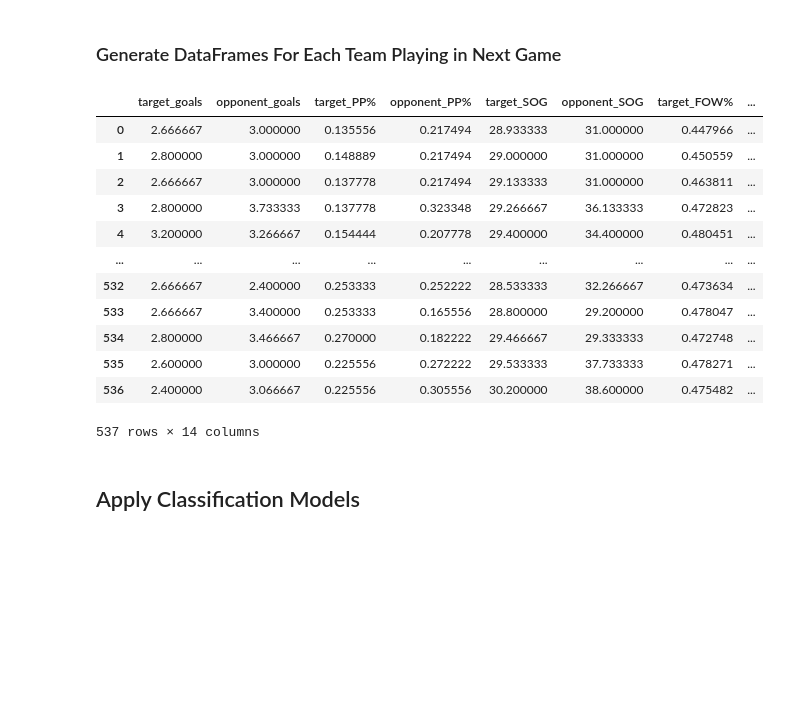
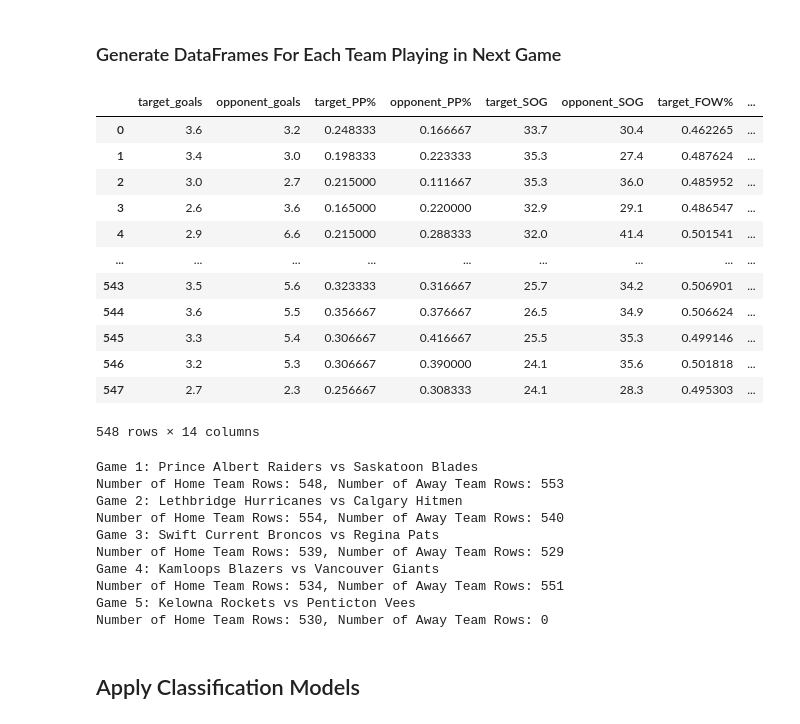
Before and after one commit to caleb-stewart/WHL-Game-Predictor, a Jupyter notebook: WHL_Win_Predictor.ipynb, the cells around one changed output. Saved outputs shown, nothing was run; the diff lists cells and outputs as text; code cells hidden in the pictures; blank space fills up the shorter version.

Commit message:
fixed error with calculating avgs with a new team in the league

```diff
--- a/WHL_Win_Predictor.ipynb
+++ b/WHL_Win_Predictor.ipynb
@@ -30,7 +30,7 @@ except ImportError:
 ## Declare K
 # %%
 # 5 is recommended
-k = 15
+k = 10
 # %% [markdown]
 ## Links and GET functions
 # %%
@@ -425,21 +427,35 @@ test = generate_team_stats(dataset, 'Spokane Chiefs', 5)
 # %%
 # Just display the first game to make sure
 if len(next_games_dfs) > 0:
   display(next_games_dfs[0][0])
+
+for i, game in enumerate(next_games_dfs):
+  print(f'Game {i+1}: {next_games[i][0]} vs {next_games[i][1]}')
+  print(f'Number of Home Team Rows: {len(game[0])}, Number of Away Team Rows: {len(game[1])}')
 # %% [output]
 |  | target_goals | opponent_goals | target_PP% | opponent_PP% | target_SOG | opponent_SOG | target_FOW% | ... |
-| 0 | 2.666667 | 3.000000 | 0.135556 | 0.217494 | 28.933333 | 31.000000 | 0.447966 | ... |
-| 1 | 2.800000 | 3.000000 | 0.148889 | 0.217494 | 29.000000 | 31.000000 | 0.450559 | ... |
-| 2 | 2.666667 | 3.000000 | 0.137778 | 0.217494 | 29.133333 | 31.000000 | 0.463811 | ... |
-| 3 | 2.800000 | 3.733333 | 0.137778 | 0.323348 | 29.266667 | 36.133333 | 0.472823 | ... |
-| 4 | 3.200000 | 3.266667 | 0.154444 | 0.207778 | 29.400000 | 34.400000 | 0.480451 | ... |
+| 0 | 3.6 | 3.2 | 0.248333 | 0.166667 | 33.7 | 30.4 | 0.462265 | ... |
+| 1 | 3.4 | 3.0 | 0.198333 | 0.223333 | 35.3 | 27.4 | 0.487624 | ... |
+| 2 | 3.0 | 2.7 | 0.215000 | 0.111667 | 35.3 | 36.0 | 0.485952 | ... |
+| 3 | 2.6 | 3.6 | 0.165000 | 0.220000 | 32.9 | 29.1 | 0.486547 | ... |
+| 4 | 2.9 | 6.6 | 0.215000 | 0.288333 | 32.0 | 41.4 | 0.501541 | ... |
 | ... | ... | ... | ... | ... | ... | ... | ... | ... |
-| 532 | 2.666667 | 2.400000 | 0.253333 | 0.252222 | 28.533333 | 32.266667 | 0.473634 | ... |
-| 533 | 2.666667 | 3.400000 | 0.253333 | 0.165556 | 28.800000 | 29.200000 | 0.478047 | ... |
-| 534 | 2.800000 | 3.466667 | 0.270000 | 0.182222 | 29.466667 | 29.333333 | 0.472748 | ... |
-| 535 | 2.600000 | 3.000000 | 0.225556 | 0.272222 | 29.533333 | 37.733333 | 0.478271 | ... |
-| 536 | 2.400000 | 3.066667 | 0.225556 | 0.305556 | 30.200000 | 38.600000 | 0.475482 | ... |
+| 543 | 3.5 | 5.6 | 0.323333 | 0.316667 | 25.7 | 34.2 | 0.506901 | ... |
+| 544 | 3.6 | 5.5 | 0.356667 | 0.376667 | 26.5 | 34.9 | 0.506624 | ... |
+| 545 | 3.3 | 5.4 | 0.306667 | 0.416667 | 25.5 | 35.3 | 0.499146 | ... |
+| 546 | 3.2 | 5.3 | 0.306667 | 0.390000 | 24.1 | 35.6 | 0.501818 | ... |
+| 547 | 2.7 | 2.3 | 0.256667 | 0.308333 | 24.1 | 28.3 | 0.495303 | ... |
-537 rows × 14 columns
+548 rows × 14 columns
+Game 1: Prince Albert Raiders vs Saskatoon Blades
+Number of Home Team Rows: 548, Number of Away Team Rows: 553
+Game 2: Lethbridge Hurricanes vs Calgary Hitmen
+Number of Home Team Rows: 554, Number of Away Team Rows: 540
+Game 3: Swift Current Broncos vs Regina Pats
+Number of Home Team Rows: 539, Number of Away Team Rows: 529
+Game 4: Kamloops Blazers vs Vancouver Giants
+Number of Home Team Rows: 534, Number of Away Team Rows: 551
+Game 5: Kelowna Rockets vs Penticton Vees
+Number of Home Team Rows: 530, Number of Away Team Rows: 0
 # %% [markdown]
 ## Apply Classification Models
 # %% [markdown]
```
Also changed, not shown: parts of 16 cells of this notebook, 3 other files.
